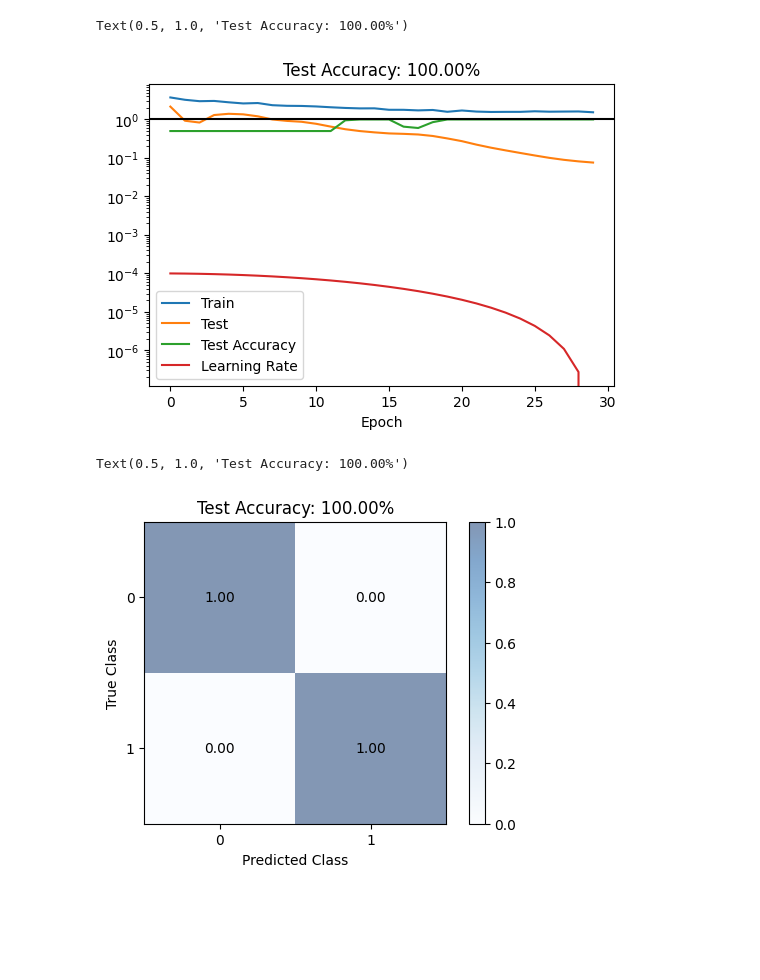
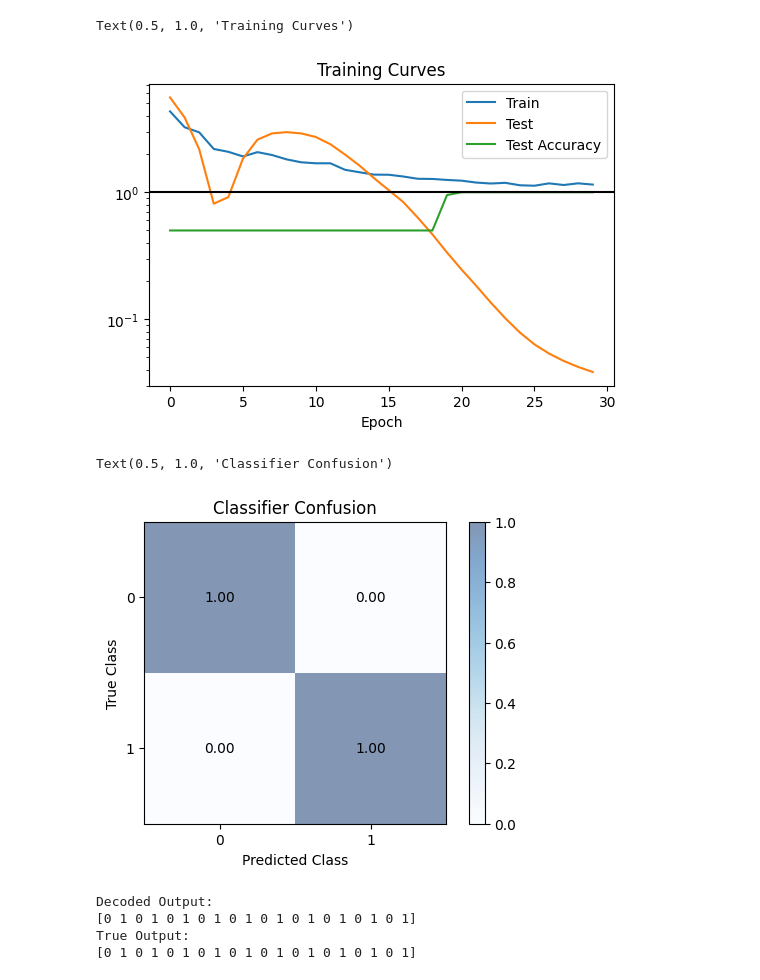
Before and after one commit to nmmodi5/HoloSpaceSSVEP, a Jupyter notebook: examples/fbcsp_dev.ipynb, the cells around one changed output. Drawn from its saved outputs; the diff is of its cells as text; code cells hidden in the pictures; blank space fills up the shorter version.

```diff
--- a/examples/fbcsp_dev.ipynb
+++ b/examples/fbcsp_dev.ipynb
@@ -24,14 +23,14 @@ with open( data_fname, 'r' ) as data_file:
     samples = [ json.loads( line, cls = MessageDecoder ) for line in data_file ]
 
 eeg_trials = np.array( [ s[ 'sample' ][ 'data' ] for s in samples ] ).swapaxes( 1, 2 )
-eeg_labels = np.array( [ s[ 'trigger' ][ 'value' ] for s in samples ] )
+eeg_labels = np.array( [ int( s[ 'trigger' ][ 'value' ] ) for s in samples ] )
 
-train_dset = FBCSPDataset( eeg_trials[:40, ...], eeg_labels[:40, ...] )
-test_dset = FBCSPDataset( eeg_trials[40:, ...], eeg_labels[40:, ...] )
+train_dset = ( eeg_trials[:40, ...], eeg_labels[:40, ...] )
+test_dset = ( eeg_trials[40:, ...], eeg_labels[40:, ...] )
 # %%
-net = ShallowFBCSPNet(
+params = ShallowFBCSPParameters(
     in_chans = eeg_trials.shape[1],
-    n_classes = len( train_dset.class_map ),
+    n_classes = len( np.unique( eeg_labels ) ),
     input_time_length = eeg_trials.shape[2],
     cropped_training = True,
     n_filters_time = 40,
@@ -46,13 +45,14 @@ net = ShallowFBCSPNet(
     batch_norm = True,
     batch_norm_alpha = 0.1,
     drop_prob = 0.5,
-    device = 'cpu',
     single_precision = False
 )
 
+net = ShallowFBCSPNet( params )
+
 print( net.model )
 print( net.optimal_temporal_stride )
-print( dummy_output( net.model, net.in_chans, net.input_time_length ).shape )
+print( net )
 # %% [output]
 Sequential(
   (ensuredims): Ensure4d()
@@ -153,45 +74,33 @@ Model has 16322 trainable parameters
+# %%
+train_info = net.train( train_dset, test_dset, progress = True )
 # %%
 import matplotlib.pyplot as plt
 
 fig, ax = plt.subplots( dpi = 100, figsize = ( 6.0, 4.0 ) )
-ax.plot( train_loss, label = 'Train' )
-ax.plot( test_loss, label = 'Test' )
-ax.plot( test_accuracy, label = 'Test Accuracy' )
-ax.plot( lr, label = 'Learning Rate' )
+ax.plot( [ e.train_loss for e in train_info ], label = 'Train' )
+ax.plot( [ e.test_loss for e in train_info ], label = 'Test' )
+ax.plot( [ e.test_accuracy for e in train_info ], label = 'Test Accuracy' )
+# ax.plot( [ e.lr for e in train_info ], label = 'Learning Rate' )
 ax.legend()
 ax.set_yscale( 'log' )
 ax.set_xlabel( 'Epoch' )
 ax.axhline( 1, color = 'k' )
-ax.set_title( acc_str )
-
-# out_train = input_dir / f'{tag}_train.png'
-# fig.savefig( out_train )
+ax.set_title( 'Training Curves' )
 # %% [output]
-Text(0.5, 1.0, 'Test Accuracy: 100.00%')
+Text(0.5, 1.0, 'Training Curves')
-[figure, old version]
+[figure, new version]
 # %%
-net.model.eval()
+test_feats, test_labels = test_dset
+decode = net.inference( test_feats ).argmax( axis = 1 )
 
-output = [
-    ( net.model( test_feats.to( net._device ) ).mean( axis = 2 ).cpu().argmax( axis = 1 ), test_labels )
-    for test_feats, test_labels
-    in DataLoader( test_dset, batch_size = batch_size )
-]
+classes = list( sorted( set( test_labels ) ) )
+confusion = np.zeros( ( len( classes ), len( classes ) ) )
 
-decode, test_y = zip( *output )
-test_y = torch.cat( test_y, axis = 0 )
-decode = torch.cat( decode, axis = 0 )
-
-classes = list( sorted( test_dset.label_map.values() ) )
-rev_dict = { v: k for k, v in test_dset.label_map.items() }
-class_labels = [ rev_dict[ c ] for c in classes ]
-confusion = np.zeros( ( len( classes ), len( classes ) ) )
 for true_idx, true_class in enumerate( classes ):
-    class_trials = np.where( test_y == true_class )[0]
+    class_trials = np.where( np.array( test_labels ) == true_class )[0]
     for pred_idx, pred_class in enumerate( classes ):
         num_preds = ( decode[ class_trials ] == pred_class ).sum().item()
         confusion[ true_idx, pred_idx ] = num_preds / len( class_trials )
-
 
 fig, ax = plt.subplots( dpi = 100 )
 corners = np.arange( len( classes ) + 1 ) - 0.5
@@ -210,13 +119,11 @@ for row_idx, row in enumerate( confusion ):
 ax.set_aspect( 'equal' )
 ax.set_xticks( classes )
 ax.set_yticks( classes )
-ax.set_xticklabels( class_labels )
-ax.set_yticklabels( class_labels )
 ax.set_ylabel( 'True Class' )
 ax.set_xlabel( 'Predicted Class' )
 ax.invert_yaxis( )
 fig.colorbar( im )
-ax.set_title( acc_str )
+ax.set_title( 'Classifier Confusion' )
 # %% [output]
-Text(0.5, 1.0, 'Test Accuracy: 100.00%')
+Text(0.5, 1.0, 'Classifier Confusion')
-[figure, old version]
+[figure, new version]
@@ -232,0 +135,12 @@ torch.save( checkpoint, out_checkpoint )
+# %%
+test_feats, test_labels = test_dset[:]
+decode = net.inference( test_feats ).argmax( axis = 1 )
+print( 'Decoded Output:')
+print( decode )
+print( 'True Output:' )
+print( np.array( test_labels ) )
+# %% [output]
+Decoded Output:
+[0 1 0 1 0 1 0 1 0 1 0 1 0 1 0 1 0 1 0 1]
+True Output:
+[0 1 0 1 0 1 0 1 0 1 0 1 0 1 0 1 0 1 0 1]
```
Also changed, not shown: parts of 6 cells of this notebook, 2 other files.
